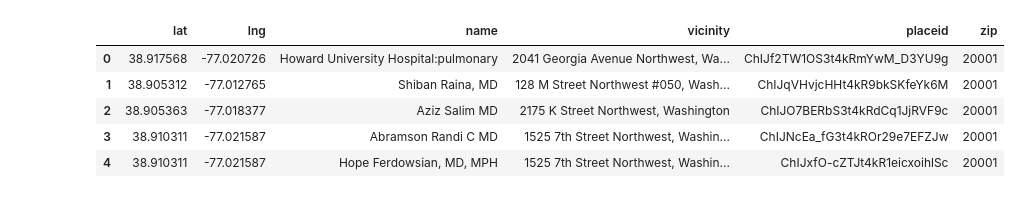
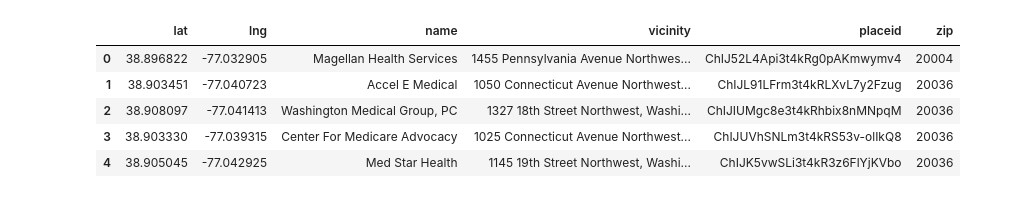
Before and after one commit to HeyMikeMarshall/DMV-HealthcarePy, a Jupyter notebook: zcta_map/2-Location_Query.ipynb, the cells around one changed output. Cells and saved outputs as stored; diff of their text form; code cells hidden in the pictures.

Commit message:
hospital list populated

```diff
--- a/zcta_map/2-Location_Query.ipynb
+++ b/zcta_map/2-Location_Query.ipynb
@@ -204,0 +211,3 @@ processing 3819 of 3819
+# %%
+places_geo2 = places_geo
+places_geo2['zip'] = place_zip
@@ -205,13 +233,13 @@ processing 3819 of 3819
 # %%
-places_geo2.to_csv('resources/places_geo2.csv', encoding='utf-8')
+places_geo2.to_csv('resources/hospital_geo.csv', encoding='utf-8')
 places_geo2.head()
 # %% [output]
 |  | lat | lng | name | vicinity | placeid | zip |
-| 0 | 38.917568 | -77.020726 | Howard University Hospital:pulmonary | 2041 Georgia Avenue Northwest, Wa... | ChIJf2TW1OS3t4kRmYwM_D3YU9g | 20001 |
-| 1 | 38.905312 | -77.012765 | Shiban Raina, MD | 128 M Street Northwest #050, Wash... | ChIJqVHvjcHHt4kR9bkSKfeYk6M | 20001 |
-| 2 | 38.905363 | -77.018377 | Aziz Salim MD | 2175 K Street Northwest, Washington | ChIJO7BERbS3t4kRdCq1JjRVF9c | 20001 |
-| 3 | 38.910311 | -77.021587 | Abramson Randi C MD | 1525 7th Street Northwest, Washin... | ChIJNcEa_fG3t4kROr29e7EFZJw | 20001 |
-| 4 | 38.910311 | -77.021587 | Hope Ferdowsian, MD, MPH | 1525 7th Street Northwest, Washin... | ChIJxfO-cZTJt4kR1eicxoihlSc | 20001 |
+| 0 | 38.896822 | -77.032905 | Magellan Health Services | 1455 Pennsylvania Avenue Northwes... | ChIJ52L4Api3t4kRg0pAKmwymv4 | 20004 |
+| 1 | 38.903451 | -77.040723 | Accel E Medical | 1050 Connecticut Avenue Northwest... | ChIJL91LFrm3t4kRLXvL7y2Fzug | 20036 |
+| 2 | 38.908097 | -77.041413 | Washington Medical Group, PC | 1327 18th Street Northwest, Washi... | ChIJIUMgc8e3t4kRhbix8nMNpqM | 20036 |
+| 3 | 38.903330 | -77.039315 | Center For Medicare Advocacy | 1025 Connecticut Avenue Northwest... | ChIJUVhSNLm3t4kRS53v-olIkQ8 | 20036 |
+| 4 | 38.905045 | -77.042925 | Med Star Health | 1145 19th Street Northwest, Washi... | ChIJK5vwSLi3t4kR3z6FlYjKVbo | 20036 |
 # %%
 gmaps.configure(api_key=gapikey)
 
```
Also changed, not shown: parts of 7 cells of this notebook, 3 other files.
